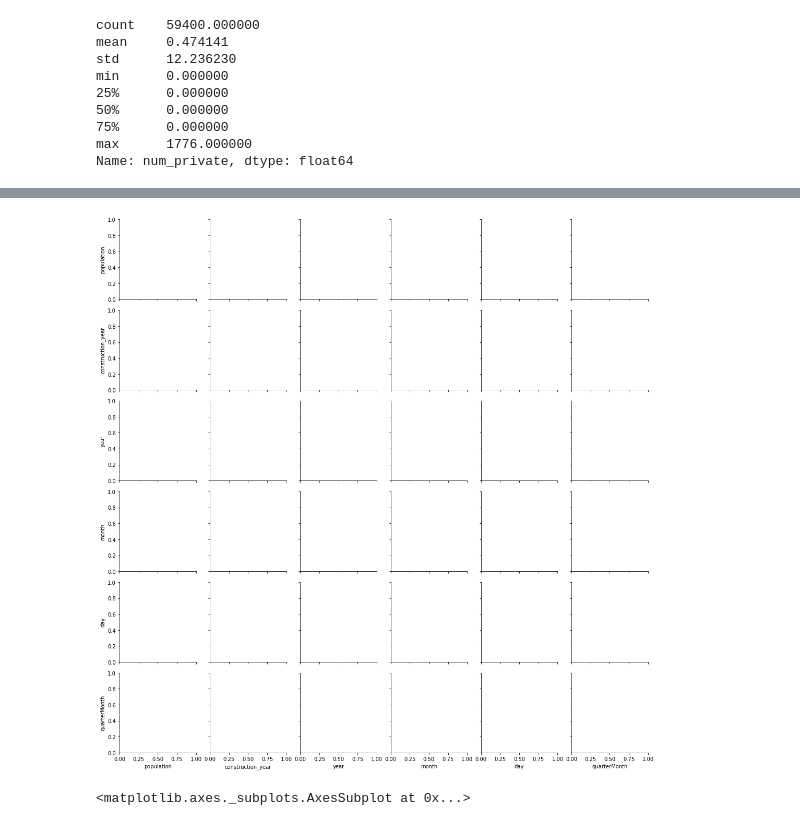
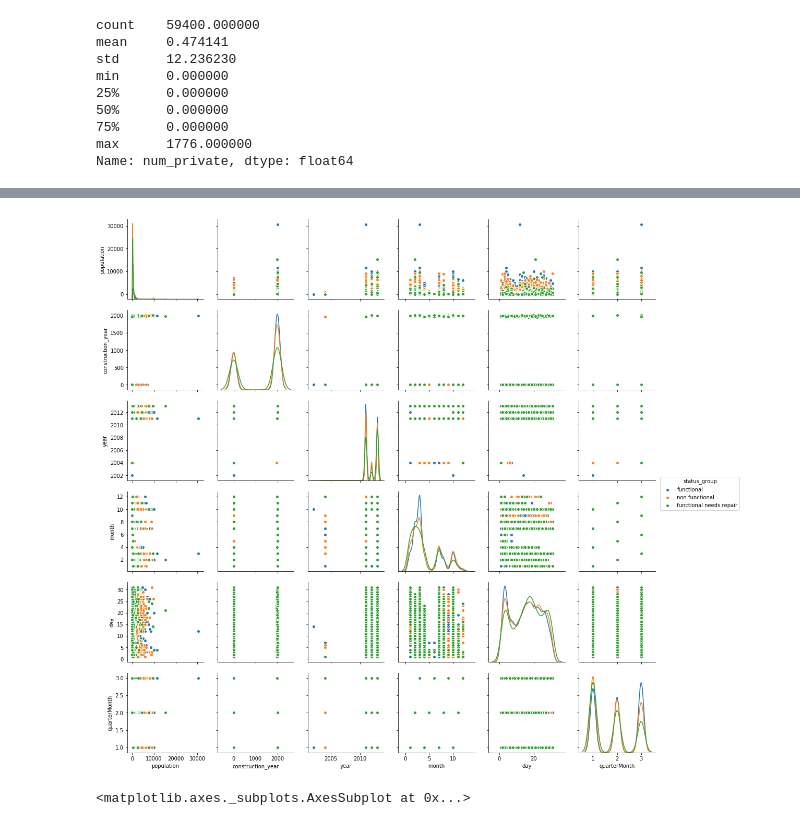
Before and after one commit to JohnErnestBonanno/WaterPump, a Jupyter notebook: Cleaning_WaterPump.ipynb, the cells around one changed output, grey strips where cells are left out. Saved outputs shown, nothing was run; the diff lists cells and outputs as text; code cells hidden in the pictures.

```diff
--- a/Cleaning_WaterPump.ipynb
+++ b/Cleaning_WaterPump.ipynb
@@ -277,10 +288,10 @@ sns.PairGrid(train[['gps_height','longitude','latitude',
 # %%
-sns.PairGrid(train[['population','construction_year', 'year', 'month', 'day', 'quarterMonth',
+sns.pairplot(train[['population','construction_year', 'year', 'month', 'day', 'quarterMonth',
                     'status_group']],
-             hue = 'status_group')
-plt.show()
+             hue = 'status_group',
+            diag_kind = 'kde')
 # %% [output]
-[figure, old version]
+[figure, new version]
 # %%
 train.groupby('day').status_group.value_counts(
     normalize = True).unstack().plot(
```
Also changed, not shown: parts of 7 cells of this notebook.
